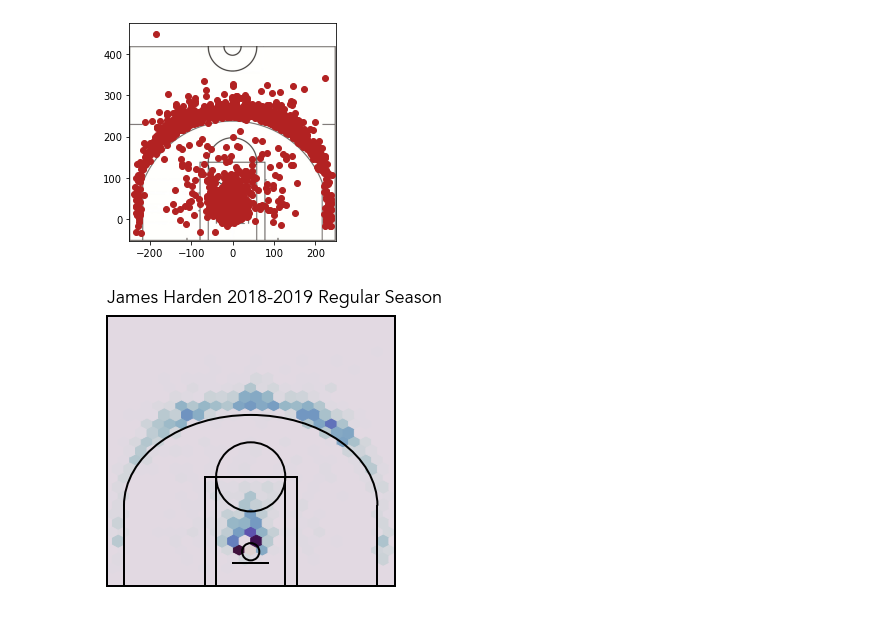
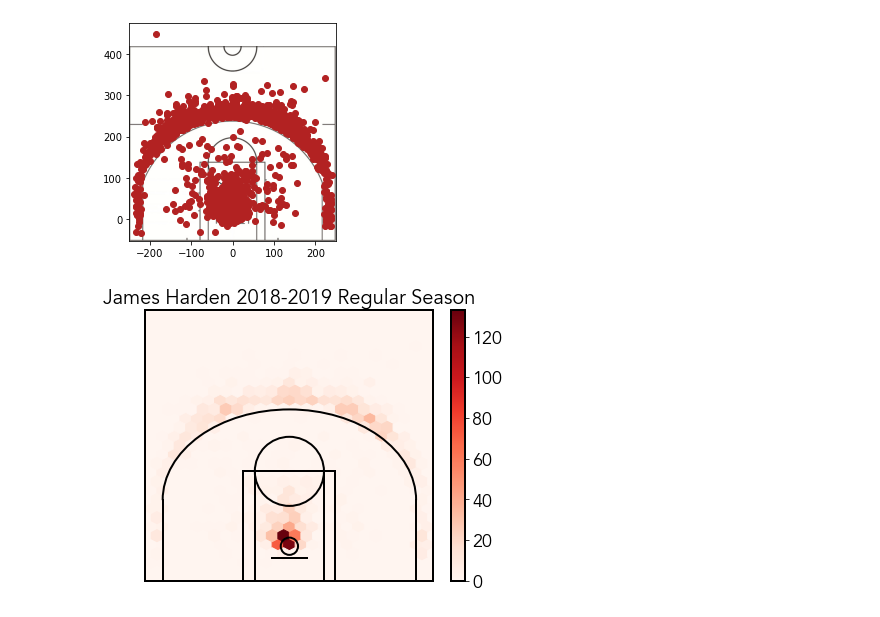
Before and after one commit to Zdolny99/NBA_shot_analysis, a Jupyter notebook: visualize.ipynb, the cells around one changed output. Cells and saved outputs as stored; diff of their text form; code cells hidden in the pictures.

Commit message:
Add color bar

```diff
--- a/visualize.ipynb
+++ b/visualize.ipynb
@@ -74,20 +36,0 @@ mpl.rcParams['axes.linewidth'] = 2
-# %%
-# Draw basketball court
-fig = plt.figure(figsize=(4, 3.76))
-ax = fig.add_axes([0, 0, 1, 1])
-
-
-ax.hexbin(df['LOC_X'], df['LOC_Y'] + 60, gridsize=(30, 30), extent=(-300, 300, 0, 940), cmap='twilight')
-
-ax = create_court(ax, 'black')
-
-# Annotate player name and season
-playername = df['PLAYER_NAME'][0]
-season = '-'.join([str(int(df['GAME_DATE'][0] // 1e4) + i) for i in range(2)])
-ax.text(0, 1.05, playername + ' ' + season + ' Regular Season', transform=ax.transAxes, ha='left', va='baseline')
-
-# Save and show figure
-plt.savefig('ShotChart'+playername+season+'.png', dpi=300, bbox_inches='tight')
-plt.show()
-# %% [output]
-[figure, removed]
@@ -93,0 +74,26 @@ plt.show()
+# %%
+def draw_hex_map():
+    # Draw basketball court
+    fig = plt.figure(figsize=(5, 3.76))
+    ax = fig.add_axes([0, 0, 1, 1])
+
+
+    im = ax.hexbin(df['LOC_X'], df['LOC_Y'] + 60, gridsize=(30, 30), extent=(-300, 300, 0, 940), cmap='Reds')
+
+    ax = create_court(ax, 'black')
+
+    # Annotate player name and season
+    playername = df['PLAYER_NAME'][0]
+    season = '-'.join([str(int(df['GAME_DATE'][0] // 1e4) + i) for i in range(2)])
+
+    # ax.text(0, 1.05, playername + ' ' + season + ' Regular Season', transform=ax.transAxes, ha='left', va='baseline')
+    ax.set_title(playername + ' ' + season + ' Regular Season', size=20)
+
+    ax.figure.colorbar(im, ax = ax, shrink=1 )
+
+
+    # Save and show figure
+    plt.savefig('ShotChart'+playername+season+'.png', dpi=300, bbox_inches='tight')
+    plt.show()
+# %% [output]
+[figure, added]
```
Also changed, not shown: parts of 4 cells of this notebook, 1 other file.
